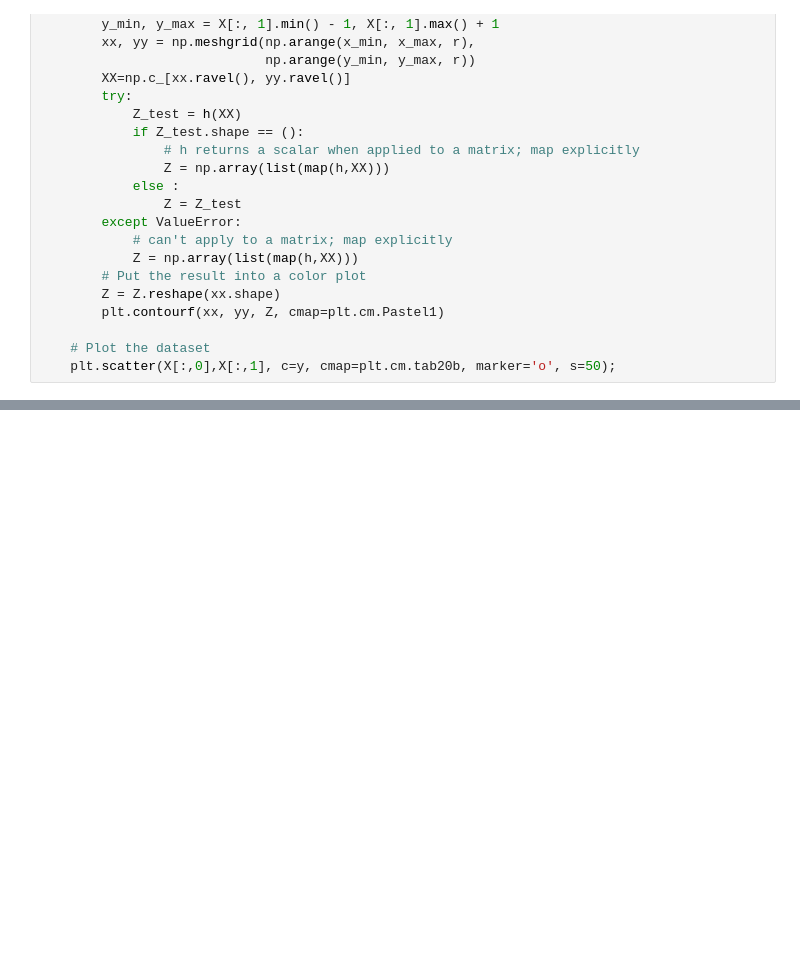
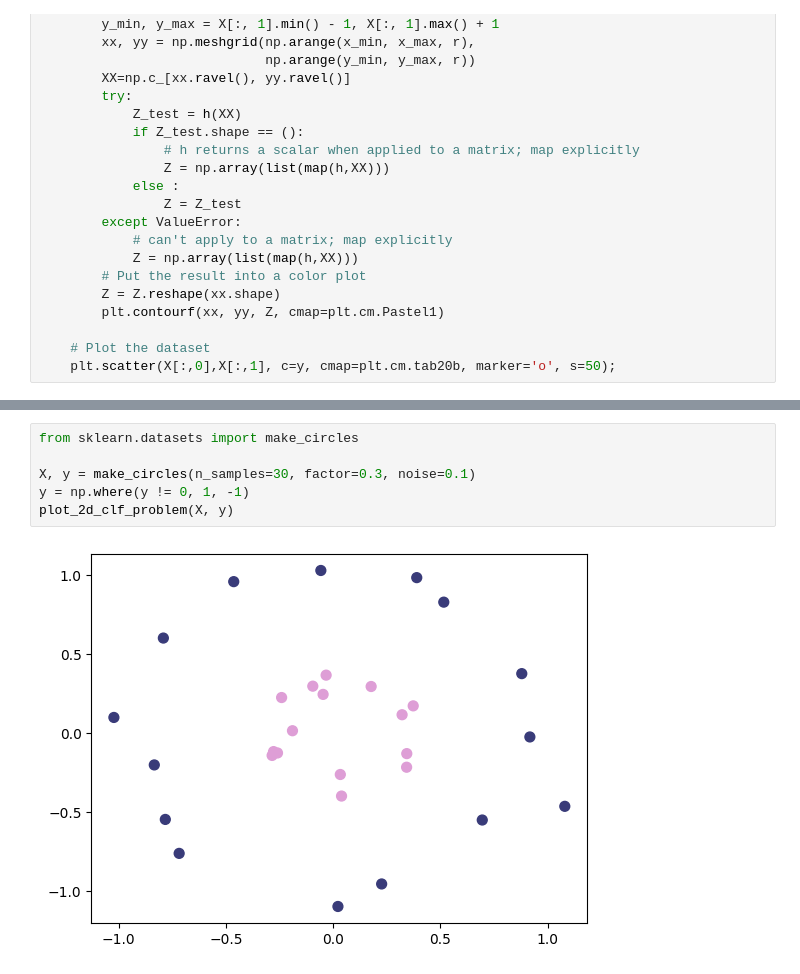
Before and after one commit to daredevil9215/MLFS, a Jupyter notebook: SupportVectorMachine.ipynb, the cells around one changed output, grey strips where cells are left out. Cells and saved outputs as stored; diff of their text form; blank space fills up the shorter version.

```diff
--- a/SupportVectorMachine.ipynb
+++ b/SupportVectorMachine.ipynb
@@ -170,0 +281,8 @@ Accuracy: 0.96
+# %%
+from sklearn.datasets import make_circles
+
+X, y = make_circles(n_samples=30, factor=0.3, noise=0.1)
+y = np.where(y != 0, 1, -1)
+plot_2d_clf_problem(X, y)
+# %% [output]
+[figure, added]
```
Also changed, not shown: parts of 7 cells of this notebook.
